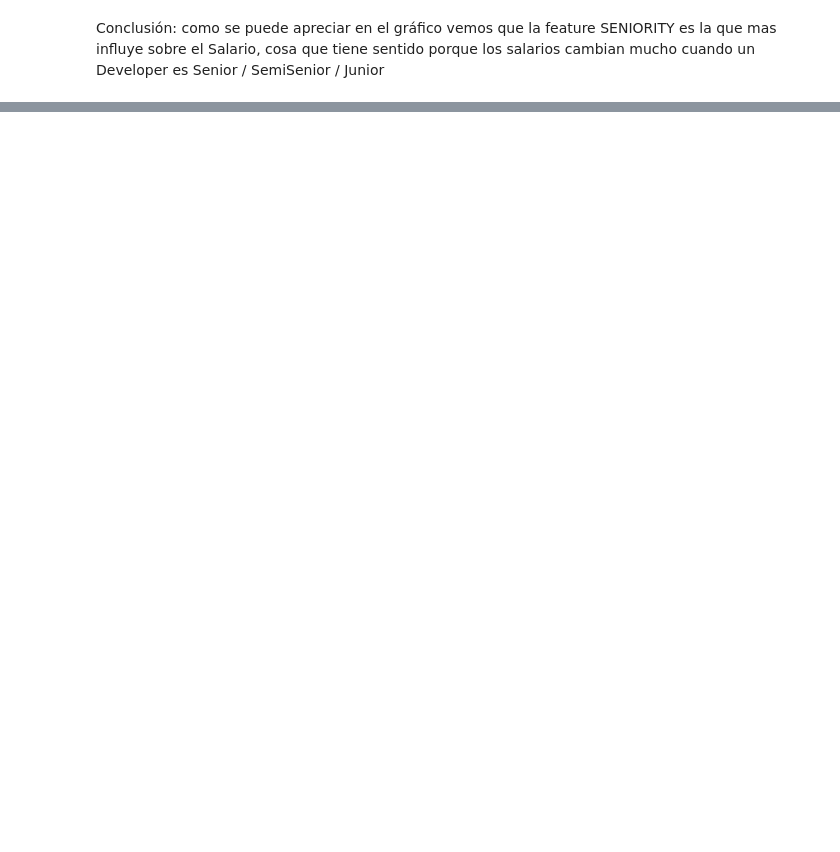
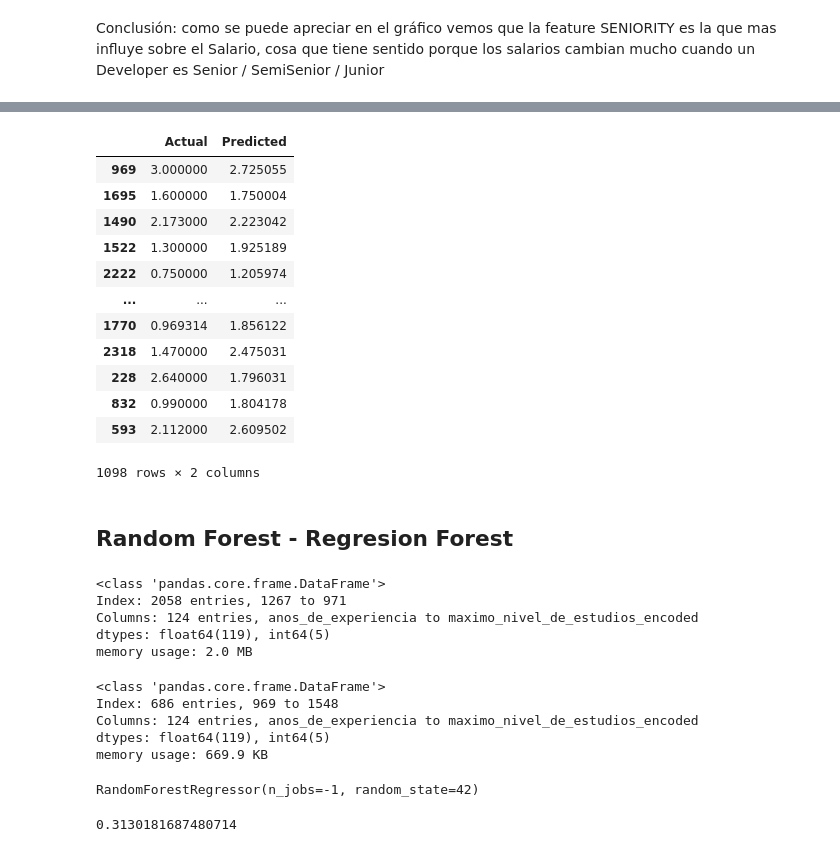
Before and after one commit to mauriciobergallo/coderhouse-datascience, a Jupyter notebook: ProyectoDS_EncuestaSalarial_BergalloMauricio.ipynb, the cells around one changed output, grey strips where cells are left out. Drawn from its saved outputs; the diff is of its cells as text; code cells hidden in the pictures; blank space fills up the shorter version.

Commit message:
Adding predictions and metrics

```diff
--- a/ProyectoDS_EncuestaSalarial_BergalloMauricio.ipynb
+++ b/ProyectoDS_EncuestaSalarial_BergalloMauricio.ipynb
@@ -537,0 +726,4 @@ Conclusión: como se puede apreciar en el gráfico vemos que la feature SENIORIT
+# %%
+# train_set => DataSet de Entrenamiento (60%)
+# val_set => DataSet de Validación (40%)
+train_set, test_set = train_test_split(df, test_size=0.4, random_state=42, shuffle=True, stratify=None)
@@ -537,0 +748,6 @@ Conclusión: como se puede apreciar en el gráfico vemos que la feature SENIORIT
+# %%
+X_train = train_set.drop('salario_en_millones', axis=1)
+y_train = train_set['salario_en_millones'].copy()
+
+X_test = test_set.drop('salario_en_millones', axis=1)
+y_test = test_set['salario_en_millones'].copy()
@@ -537,0 +756,3 @@ Conclusión: como se puede apreciar en el gráfico vemos que la feature SENIORIT
+# %%
+model = LinearRegression()
+model.fit(X_train, y_train)
@@ -537,0 +761,3 @@ Conclusión: como se puede apreciar en el gráfico vemos que la feature SENIORIT
+# %%
+# Predecimos en base a los datos de test (40%)
+y_test_pred = model.predict(X_test)
@@ -537,0 +799,25 @@ Conclusión: como se puede apreciar en el gráfico vemos que la feature SENIORIT
+# %%
+# Dataframe con los valores reales y predichos
+
+df_real_pred = pd.DataFrame({
+    'Actual': y_test,
+    'Predicted': y_test_pred
+})
+
+df_real_pred
+# %% [output]
+|  | Actual | Predicted |
+| 969 | 3.000000 | 2.725055 |
+| 1695 | 1.600000 | 1.750004 |
+| 1490 | 2.173000 | 2.223042 |
+| 1522 | 1.300000 | 1.925189 |
+| 2222 | 0.750000 | 1.205974 |
+| ... | ... | ... |
+| 1770 | 0.969314 | 1.856122 |
+| 2318 | 1.470000 | 2.475031 |
+| 228 | 2.640000 | 1.796031 |
+| 832 | 0.990000 | 1.804178 |
+| 593 | 2.112000 | 2.609502 |
+1098 rows × 2 columns
+# %% [markdown]
+## Random Forest - Regresion Forest
@@ -537,0 +830,18 @@ Conclusión: como se puede apreciar en el gráfico vemos que la feature SENIORIT
+# %%
+# Vemos como el DataSet de entrenamiento tiene el 75% de los registros
+rf_train_set.info()
+# %% [output]
+<class 'pandas.core.frame.DataFrame'>
+Index: 2058 entries, 1267 to 971
+Columns: 124 entries, anos_de_experiencia to maximo_nivel_de_estudios_encoded
+dtypes: float64(119), int64(5)
+memory usage: 2.0 MB
+# %%
+# Vemos como el DataSet de test tiene el 40% de los registros
+rf_test_set.info()
+# %% [output]
+<class 'pandas.core.frame.DataFrame'>
+Index: 686 entries, 969 to 1548
+Columns: 124 entries, anos_de_experiencia to maximo_nivel_de_estudios_encoded
+dtypes: float64(119), int64(5)
+memory usage: 669.9 KB
@@ -537,0 +854,6 @@ Conclusión: como se puede apreciar en el gráfico vemos que la feature SENIORIT
+# %%
+# Modelo entrenado con el conjunto de datos
+random_forest_model = RandomForestRegressor(n_estimators=100, random_state=42, n_jobs=-1)
+random_forest_model.fit(X_train_rf, y_train_rf)
+# %% [output]
+RandomForestRegressor(n_jobs=-1, random_state=42)
@@ -537,0 +862,4 @@ Conclusión: como se puede apreciar en el gráfico vemos que la feature SENIORIT
+# %%
+random_forest_model.score(X_test_rf, y_test_rf)
+# %% [output]
+0.3130181687480714
```
Also changed, not shown: parts of 50 cells of this notebook.
